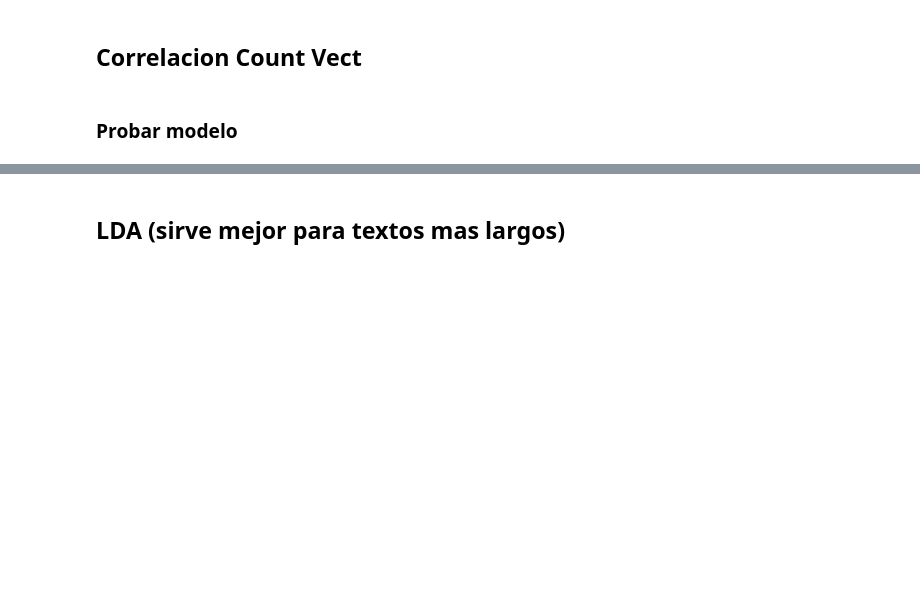
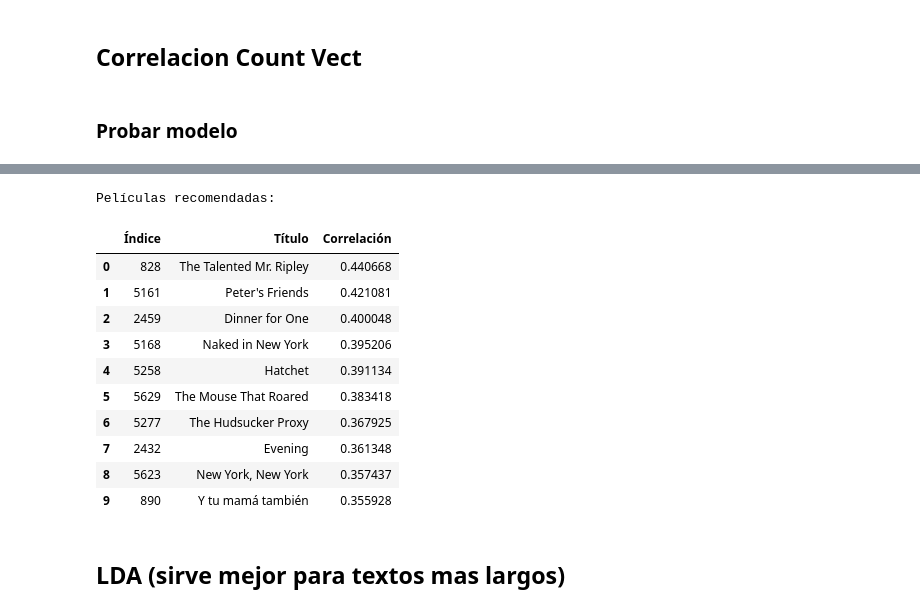
Before and after one commit to juankquintana/proyecto_recomendacion_peliculas, a Jupyter notebook: NLPModels.ipynb, the cells around one changed output, grey strips where cells are left out. Cells and saved outputs as stored; diff of their text form; code cells hidden in the pictures; blank space fills up the shorter version.

```diff
--- a/NLPModels.ipynb
+++ b/NLPModels.ipynb
@@ -531,3 +522,18 @@ Películas recomendadas:
+# %%
+recomendador_correlacion('862', cosine_sim_count,num_recomendaciones=10)
+# %% [output]
+Películas recomendadas:
+|  | Índice | Título | Correlación |
+| 0 | 828 | The Talented Mr. Ripley | 0.440668 |
+| 1 | 5161 | Peter's Friends | 0.421081 |
+| 2 | 2459 | Dinner for One | 0.400048 |
+| 3 | 5168 | Naked in New York | 0.395206 |
+| 4 | 5258 | Hatchet | 0.391134 |
+| 5 | 5629 | The Mouse That Roared | 0.383418 |
+| 6 | 5277 | The Hudsucker Proxy | 0.367925 |
+| 7 | 2432 | Evening | 0.361348 |
+| 8 | 5623 | New York, New York | 0.357437 |
+| 9 | 890 | Y tu mamá también | 0.355928 |
 # %% [markdown]
 ## LDA (sirve mejor para textos mas largos)
 # %%
```
Also changed, not shown: parts of 10 cells of this notebook.
